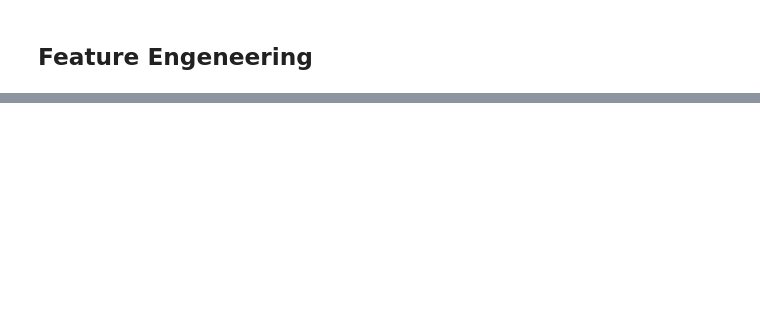
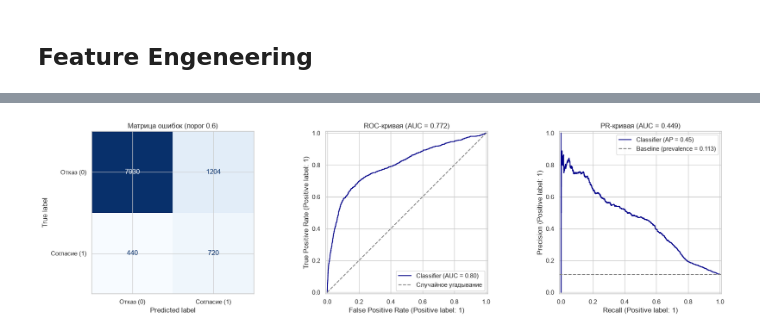
Before and after one commit to KgAmerlion/project_practice_team_1, a Jupyter notebook: solution_v1.ipynb, the cells around one changed output, grey strips where cells are left out. Cells and saved outputs as stored; diff of their text form; code cells hidden in the pictures; blank space fills up the shorter version.

```diff
--- a/solution_v1.ipynb
+++ b/solution_v1.ipynb
@@ -1577,9 +1590,17 @@ from sklearn.metrics import (
 )
+# %%
+df = pd.read_parquet('bank_marketing_clean.parquet')
+
+X = df.drop(columns=['y', 'duration'])
+y = (df['y'] == 'yes').astype(int)
+
+categorical_features = X.select_dtypes(include=['object', 'category', 'string']).columns.tolist()
+
+X_train_raw, X_test_raw, y_train, y_test = train_test_split(
+    X, y, test_size=0.25, stratify=y, random_state=42
+)
 # %%
-
-
-# 1. BASELINE (Логистическая регрессия)
-fe = BankFeatureEngineer(drop_raw_pdays=True)
+fe = BankFeatureEngineer(categorical_features=categorical_features, drop_raw_pdays=True)
 sample_df = fe.fit_transform(X_train_raw)
 numerical_features = sample_df.select_dtypes(exclude=['category']).columns.tolist()
 
@@ -1623,0 +1661,4 @@ else:
+# %%
+oof_proba = cross_val_predict(best_model, X_train_raw, y_train, cv=cv_strategy, method='predict_proba')[:, 1]
+# %%
+precisions, recalls, thresholds = precision_recall_curve(y_train, oof_proba)
@@ -1623,0 +1698,37 @@ else:
+# %%
+fig, axes = plt.subplots(1, 3, figsize=(18, 5))
+
+# График 1: Матрица ошибок (Confusion Matrix)
+ConfusionMatrixDisplay.from_predictions(
+    y_test, y_pred_test,
+    display_labels=['Отказ (0)', 'Согласие (1)'],
+    cmap='Blues',
+    ax=axes[0],
+    colorbar=False
+)
+axes[0].set_title('Матрица ошибок (порог 0.6)')
+
+# График 2: ROC-кривая (справочно)
+RocCurveDisplay.from_predictions(
+    y_test, y_proba_test,
+    ax=axes[1],
+    curve_kwargs={'color': 'darkblue'}
+)
+axes[1].plot([0, 1], [0, 1], color='gray', linestyle='--', label='Случайное угадывание')
+axes[1].set_title(f'ROC-кривая (AUC = {roc_auc:.3f})')
+axes[1].legend()
+
+# График 3: Precision-Recall кривая (основная)
+PrecisionRecallDisplay.from_predictions(
+    y_test, y_proba_test,
+    ax=axes[2],
+    curve_kwargs={'color': 'darkblue'}
+)
+axes[2].axhline(y=prevalence, color='gray', linestyle='--', label=f'Baseline (prevalence = {prevalence:.3f})')
+axes[2].set_title(f'PR-кривая (AUC = {pr_auc:.3f})')
+axes[2].legend()
+
+plt.tight_layout()
+plt.show()
+# %% [output]
+[figure, added]
```
Also changed, not shown: parts of 14 cells of this notebook, 2 other files.
